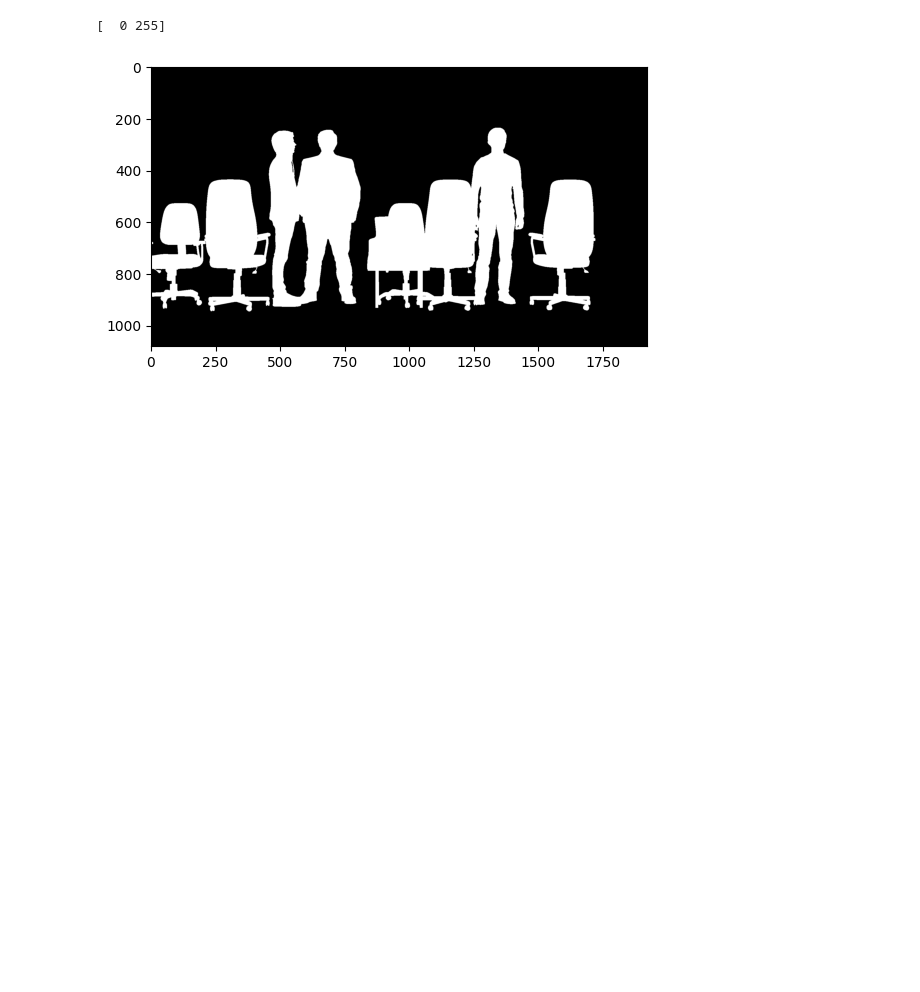
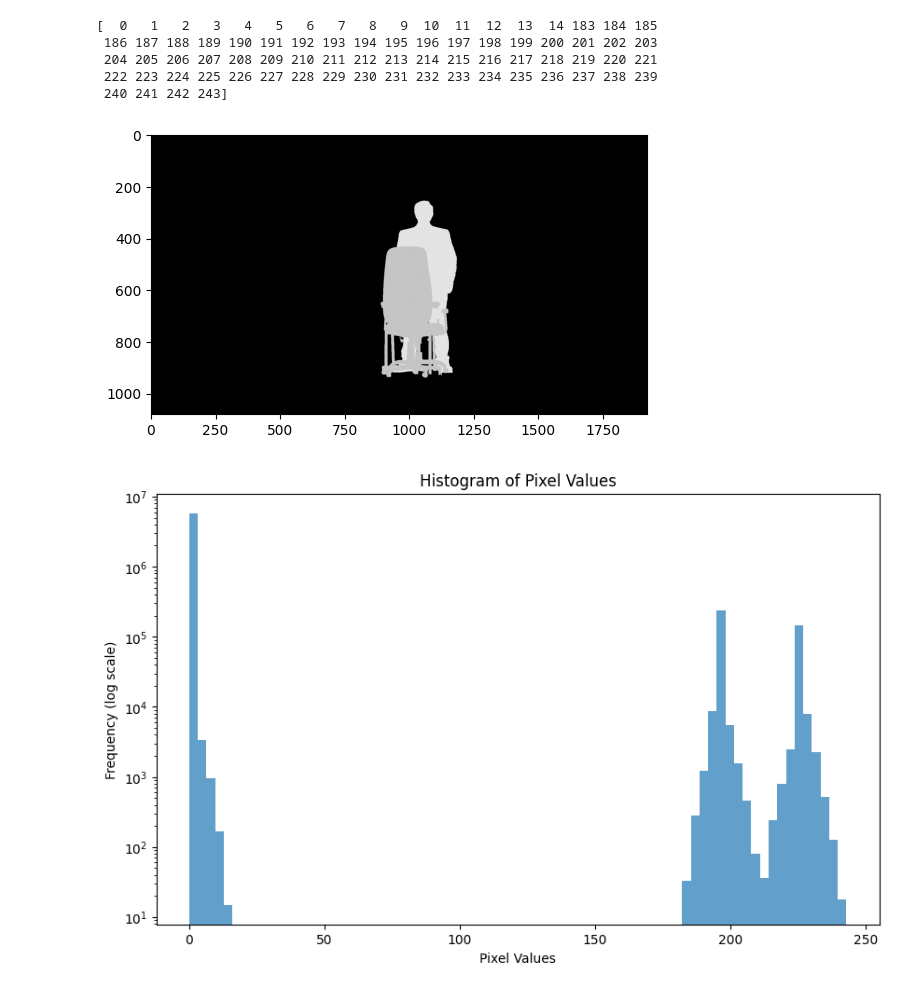
Before and after one commit to Crask21/eirt2025, a Jupyter notebook: notebooks/sbdx.ipynb, the cells around one changed output. Saved outputs shown, nothing was run; the diff lists cells and outputs as text; code cells hidden in the pictures; blank space fills up the shorter version.

```diff
--- a/notebooks/sbdx.ipynb
+++ b/notebooks/sbdx.ipynb
@@ -1,26 +1,39 @@
 # %%
 from PIL import Image
 import numpy as np
 
-imgPath = "F:\\datasets\\eirt_output\\mask\\Image0010.png"
+imgPath = "E:\\datasets\\eirt_output\\mask\\Image0000.jpg"
 
 # Load image
 img = Image.open(imgPath)
 
 # Convert to NumPy array
 arr = np.array(img)
 
 # Get unique pixel values
 unique_vals = np.unique(arr)
 
 print(unique_vals)
 
 import cv2
 img = cv2.imread(imgPath)
 from matplotlib import pyplot as plt
 plt.imshow(img)
 plt.show()
+
+plt.figure(figsize=(10, 6))
+plt.hist(arr.flatten(), bins=len(unique_vals), alpha=0.7)
+plt.xlabel('Pixel Values')
+plt.ylabel('Frequency (log scale)')
+plt.title('Histogram of Pixel Values')
+plt.yscale('log')
+plt.show()
 # %% [output]
-[  0 255]
+[  0   1   2   3   4   5   6   7   8   9  10  11  12  13  14 183 184 185
+ 186 187 188 189 190 191 192 193 194 195 196 197 198 199 200 201 202 203
+ 204 205 206 207 208 209 210 211 212 213 214 215 216 217 218 219 220 221
+ 222 223 224 225 226 227 228 229 230 231 232 233 234 235 236 237 238 239
+ 240 241 242 243]
-[figure, old version]
+[figure, new version]
+[figure, added]
 # %%
```
Also changed, not shown: parts of 1 cell of this notebook, 1 other file.
